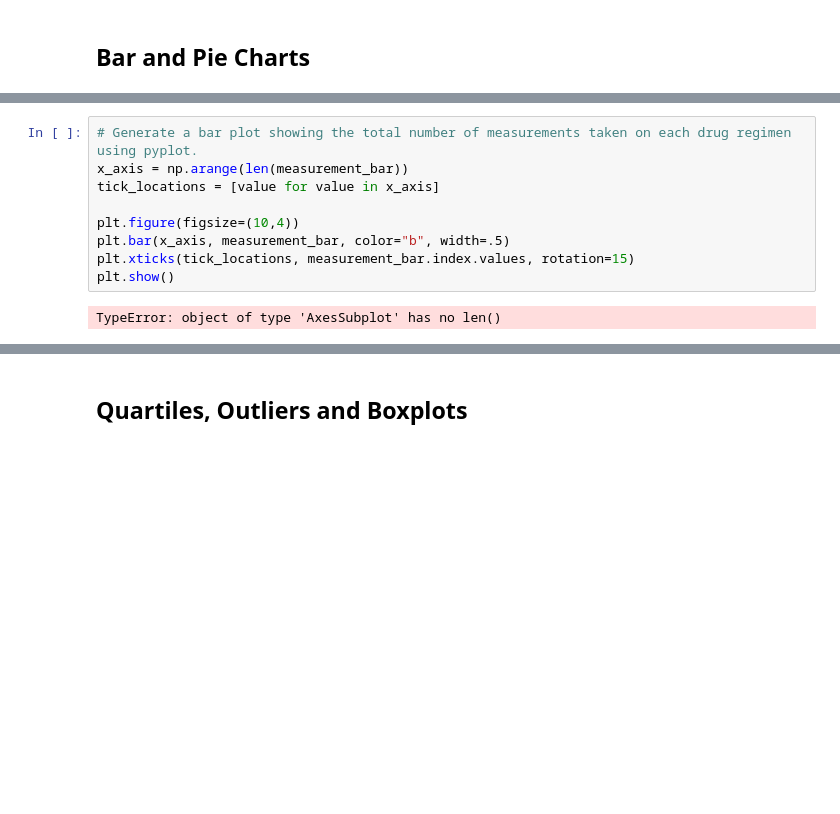
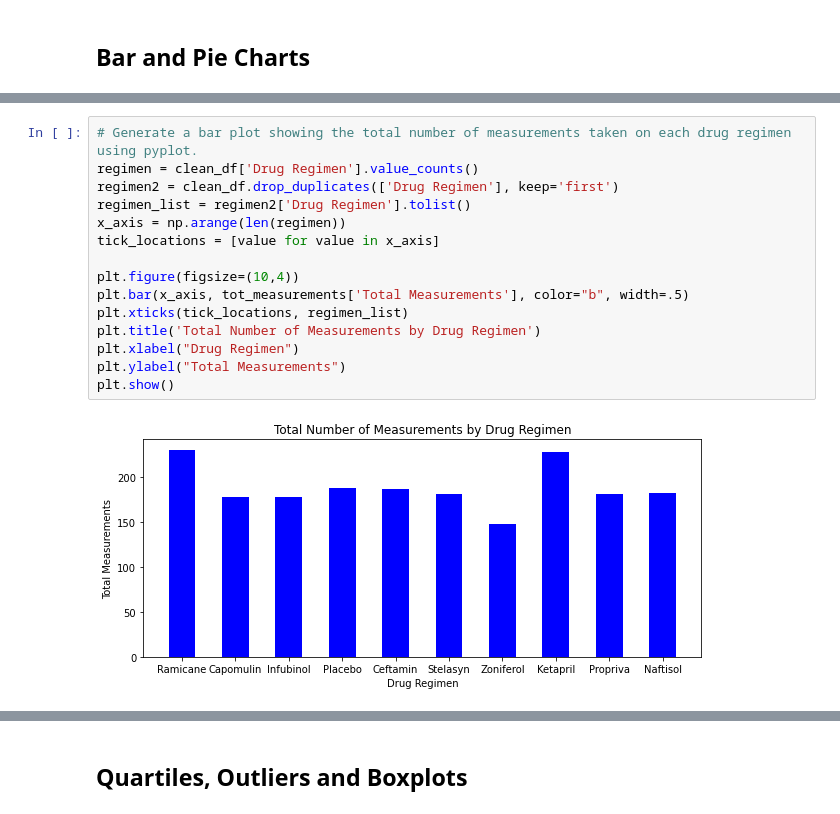
Before and after one commit to robmatelyan/Matplotlib-Challenge, a Jupyter notebook: Pymaceuticals_RM_Work/pymaceuticals_work.ipynb, the cells around one changed output, grey strips where cells are left out. Drawn from its saved outputs; the diff is of its cells as text; blank space fills up the shorter version.

```diff
--- a/Pymaceuticals_RM_Work/pymaceuticals_work.ipynb
+++ b/Pymaceuticals_RM_Work/pymaceuticals_work.ipynb
@@ -125,11 +84,17 @@ Text(0, 0.5, 'Total Measurements')
 # %%
 # Generate a bar plot showing the total number of measurements taken on each drug regimen using pyplot.
-x_axis = np.arange(len(measurement_bar))
+regimen = clean_df['Drug Regimen'].value_counts()
+regimen2 = clean_df.drop_duplicates(['Drug Regimen'], keep='first')
+regimen_list = regimen2['Drug Regimen'].tolist()
+x_axis = np.arange(len(regimen))
 tick_locations = [value for value in x_axis]
 
 plt.figure(figsize=(10,4))
-plt.bar(x_axis, measurement_bar, color="b", width=.5)
-plt.xticks(tick_locations, measurement_bar.index.values, rotation=15)
+plt.bar(x_axis, tot_measurements['Total Measurements'], color="b", width=.5)
+plt.xticks(tick_locations, regimen_list)
+plt.title('Total Number of Measurements by Drug Regimen')
+plt.xlabel("Drug Regimen")
+plt.ylabel("Total Measurements")
 plt.show()
 # %% [output]
-TypeError: object of type 'AxesSubplot' has no len()
+[figure, added]
```
Also changed, not shown: parts of 5 cells of this notebook.
